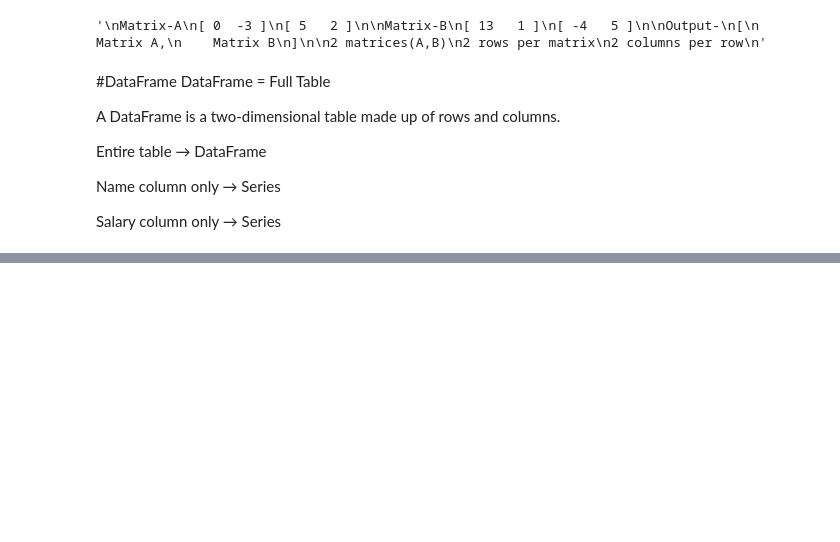
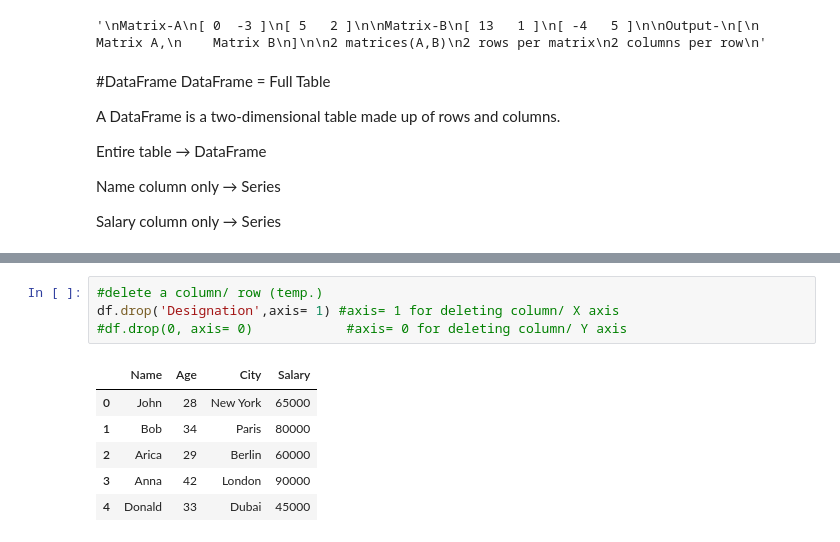
Before and after one commit to TanzilaDewan789/python_all, a Jupyter notebook: Pandas.ipynb, the cells around one changed output, grey strips where cells are left out. Drawn from its saved outputs; the diff is of its cells as text; blank space fills up the shorter version.

```diff
--- a/Pandas.ipynb
+++ b/Pandas.ipynb
@@ -164,0 +249,11 @@ data = {
+# %%
+#delete a column/ row (temp.)
+df.drop('Designation',axis= 1) #axis= 1 for deleting column/ X axis
+#df.drop(0, axis= 0)            #axis= 0 for deleting column/ Y axis
+# %% [output]
+|  | Name | Age | City | Salary |
+| 0 | John | 28 | New York | 65000 |
+| 1 | Bob | 34 | Paris | 80000 |
+| 2 | Arica | 29 | Berlin | 60000 |
+| 3 | Anna | 42 | London | 90000 |
+| 4 | Donald | 33 | Dubai | 45000 |
```
Also changed, not shown: parts of 19 cells of this notebook.
